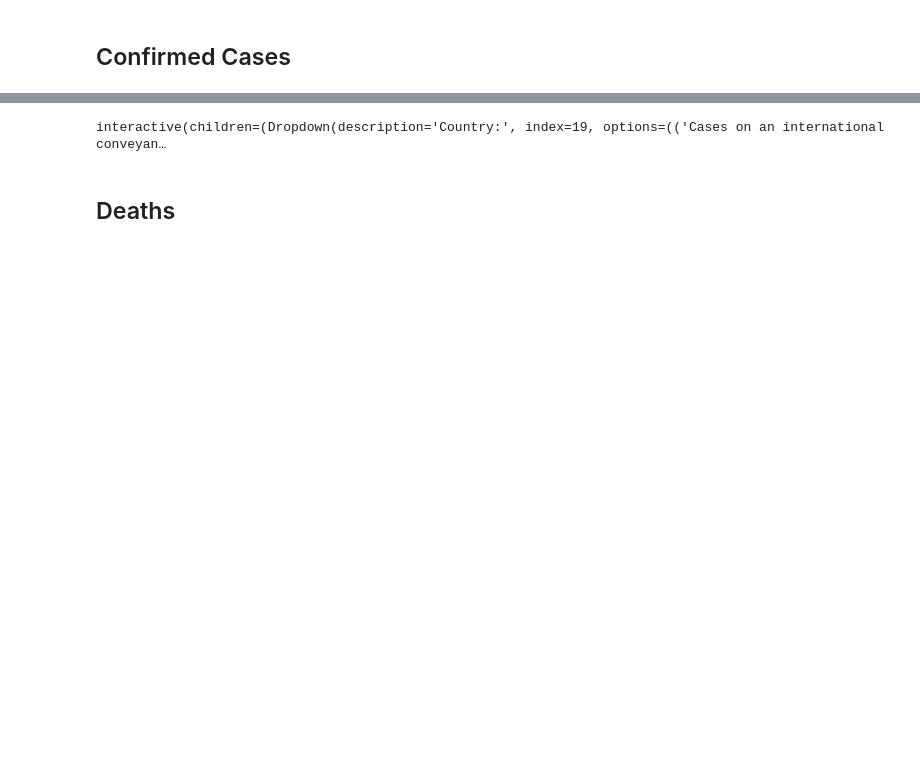
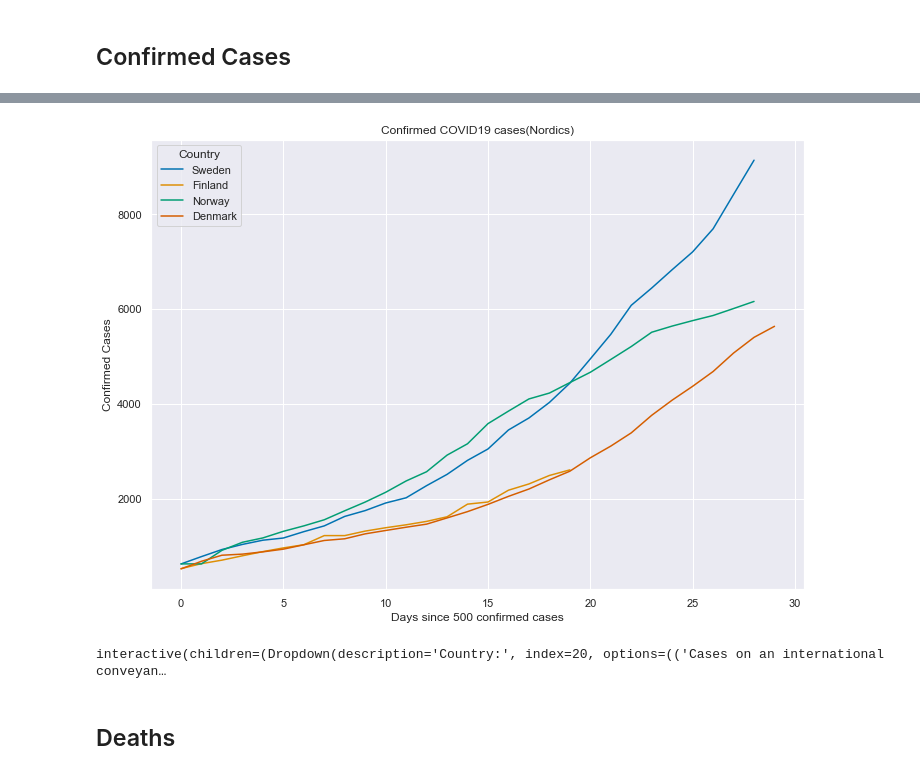
Before and after one commit to k0nserv/covid19, a Jupyter notebook: Per Country Analysis.ipynb, the cells around one changed output, grey strips where cells are left out. Saved outputs shown, nothing was run; the diff lists cells and outputs as text; code cells hidden in the pictures; blank space fills up the shorter version.

Commit message:
Update with data for the 11th of April

```diff
--- a/Per Country Analysis.ipynb
+++ b/Per Country Analysis.ipynb
@@ -202,3 +202,27 @@ plt.show()
+# %%
+countries = aggregated.sort_values(by=['cases'], ascending=False)
+countries = rank_index(countries)
+
+countries = ['SE', 'FI', 'NO', 'DK']
+frames = [cases_per_100k_over_time(country, df) for country in countries]
+plot_df = pd.concat(frames)
+
+ax = sns.lineplot(
+    x=plot_df.index,
+    y='cum_cases',
+    hue='geo_name',
+    legend='full',
+    data=plot_df
+)
+ax.set(title='Confirmed COVID19 cases(Nordics)')
+ax.set(xlabel='Days since 500 confirmed cases')
+ax.set(ylabel='Confirmed Cases')
+labels = ax.get_legend().get_texts()
+ax.legend(title='Country', loc='best', labels=[label.get_text() for label in labels[1:]])
+
+plt.show()
+# %% [output]
+[figure, added]
 # %%
 @widgets.interact(
     country_code=widgets.Dropdown(
@@ -283,7 +307,7 @@ def plot(country_code, threshold=10):
         ax.set(xlabel=f"Days since {threshold} cases")
         ax.set(ylabel=plot_data['ylabel'])
 # %% [output]
-interactive(children=(Dropdown(description='Country:', index=19, options=(('Cases on an international conveyan…
+interactive(children=(Dropdown(description='Country:', index=20, options=(('Cases on an international conveyan…
 # %% [markdown]
 ## Deaths
 # %%
```
Also changed, not shown: parts of 9 cells of this notebook.
